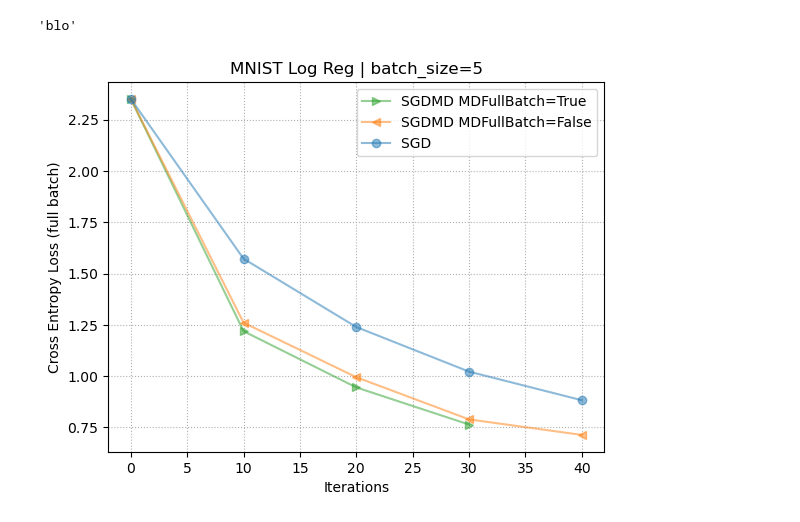
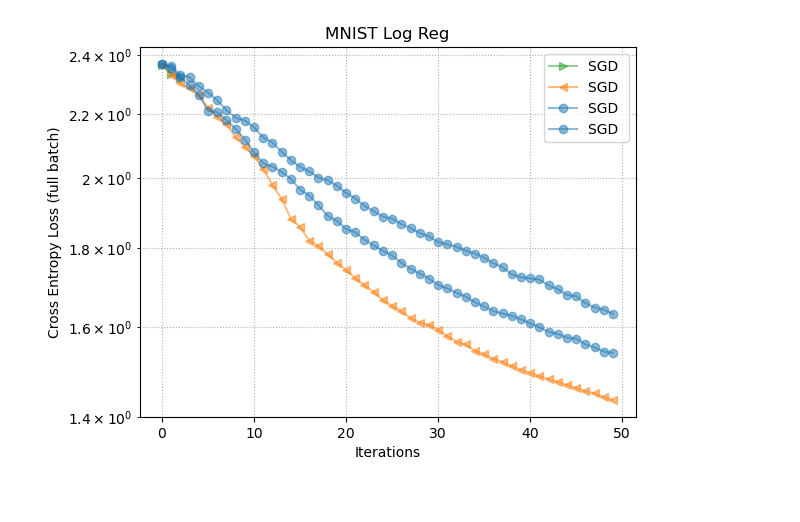
Before and after one commit to nazya/MeritFed, a Jupyter notebook: plot.ipynb, the cells around one changed output. Saved outputs shown, nothing was run; the diff lists cells and outputs as text; code cells hidden in the pictures.

Commit message:
fine experiments

```diff
--- a/plot.ipynb
+++ b/plot.ipynb
@@ -13,8 +13,4 @@ import matplotlib.colors as mcolors
 # %%
 tracking_uri = os.path.expanduser('~/mlruns/')
 experiment_name = os.path.basename(os.getcwd())
-# %%
-experiment_name
-# %% [output]
-'blo'
 # %%
@@ -27,7 +20,12 @@ metric_key = 'loss'
 # %%
+label_key = 'optimizer'
+metric_key = 'loss'
 client = MlflowClient(tracking_uri=tracking_uri)
 e = client.get_experiment_by_name(experiment_name)
+
+# query = "params.Title = ''"
 runs = client.search_runs(experiment_ids=[e.experiment_id],
+                          # filter_string=query,
                           filter_string='',
                           run_view_type=ViewType.ACTIVE_ONLY)
 
@@ -35,38 +33,41 @@ optimizer_names = ['SGD']
 for r in runs:
     config = mlflow.artifacts.load_dict(r.info.artifact_uri+'/config.json')
 
-    if config['batch_size'] != 5:
-        continue
+    # if config['batch_size'] != 4:
+    #     continue
     title = 'MNIST Log Reg | batch_size=' + str(config['batch_size'])
     beg = 0
     end = 120000
 
-    label = config[label_key]['name'] + ' ' + r.data.params['Title']
-    i = config[label_key]['id'] + int(config['md_full'])
+    # label = config[label_key]['name'] + ' ' + r.data.params['Title']
+    add = 0
+    if config['md_full_'] is not None:
+        add = int(config['md_full_'])
+    i = config[label_key]['id'] + add
     history = client.get_metric_history(run_id=r.info.run_id, key=metric_key)
     y = np.array([h.value for h in history])
     x = np.array([h.timestamp for h in history])
     x = np.array([h.step for h in history])
     mask = (x >= beg)*(x <= end)
     x, y = x[mask], y[mask]
 
     plt.plot(x, y,
              alpha=0.5, color=colors[i],
              marker=markers[i], markevery=1,
              label=label)
 
     # print()
 # title = '%s, bs=%i' % (an, bs)
-# title = 'MNIST Log Reg'
+title = 'MNIST Log Reg'
 plt.title(title)
 plt.xlabel('Iterations')
 plt.ylabel('Cross Entropy Loss (full batch)')
-# plt.yscale('log')
+plt.yscale('log')
 plt.xscale('linear')
 plt.grid(True, which="both", ls='dotted')
 plt.legend()
 plt.savefig('figures/'+ title +'.pdf', bbox_inches='tight')
 # plt.savefig(title +'.pdf', bbox_inches='tight')
 plt.show()
 # %% [output]
-[figure, old version]
+[figure, new version]
```
Also changed, not shown: parts of 3 cells of this notebook, 13 other files.
